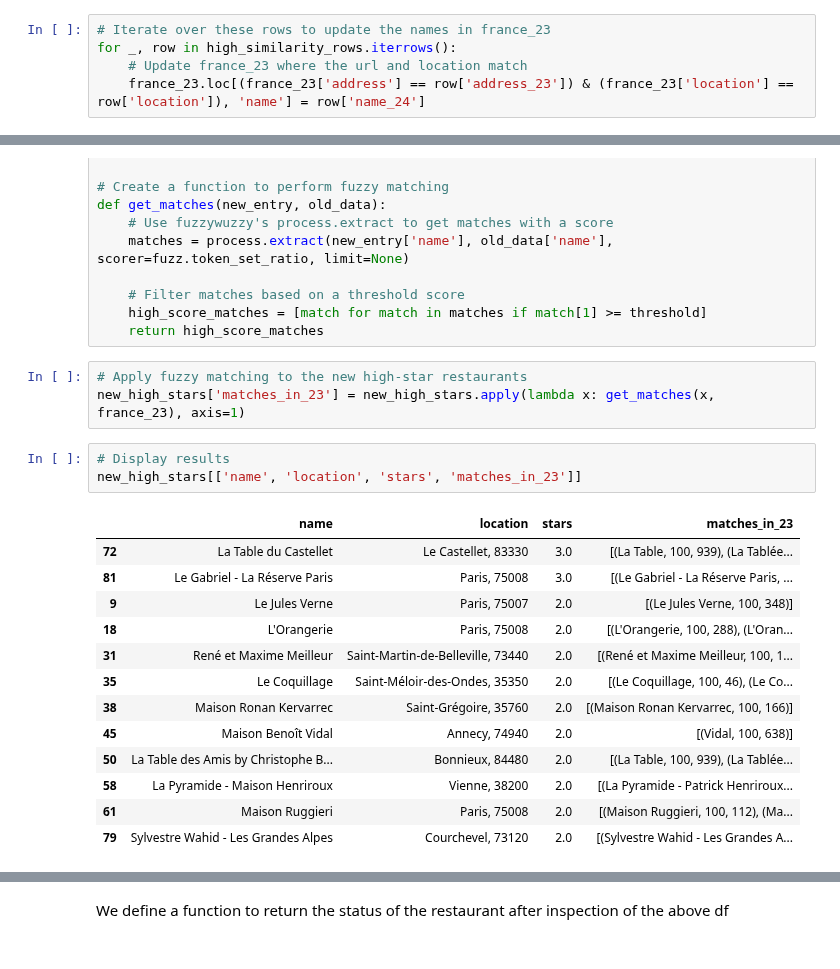
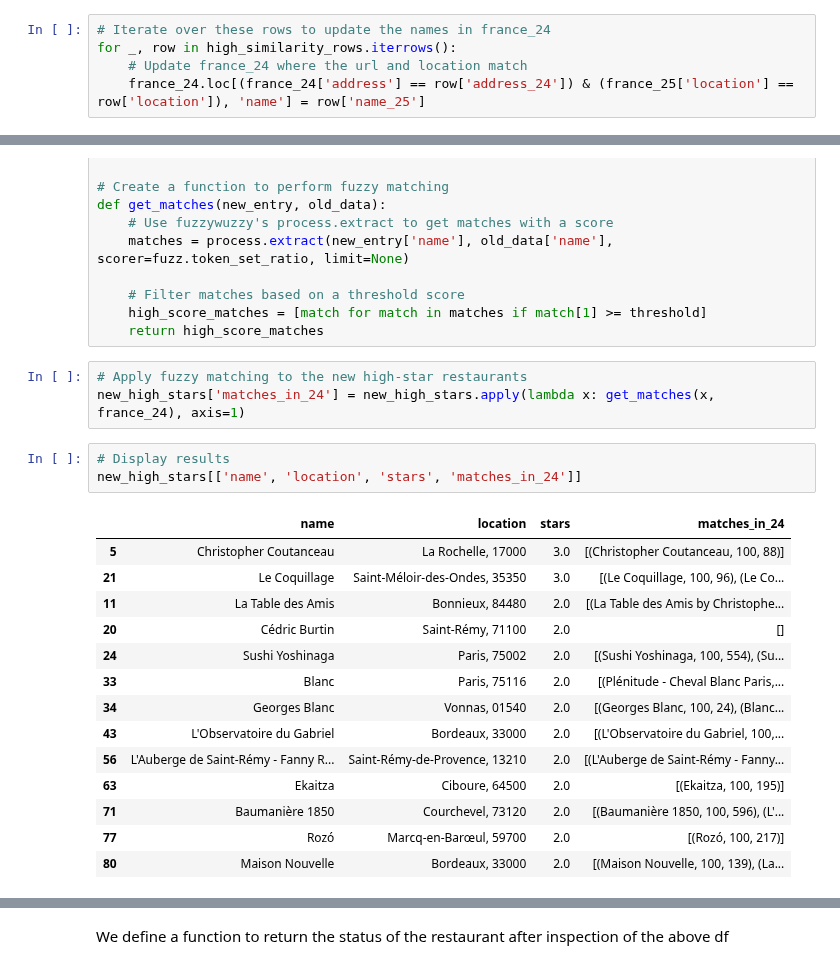
Before and after one commit to pineapple-bois/Michelin_Rated_Restaurants, a Jupyter notebook: Years/2025/Notebooks/France/France_Changes.ipynb, the cells around one changed output, grey strips where cells are left out. Cells and saved outputs as stored; diff of their text form.

```diff
--- a/Years/2025/Notebooks/France/France_Changes.ipynb
+++ b/Years/2025/Notebooks/France/France_Changes.ipynb
@@ -148,8 +161,8 @@ france_23.loc[4, 'name'] = 'Restaurant Marcon'
 # %%
-# Iterate over these rows to update the names in france_23
+# Iterate over these rows to update the names in france_24
 for _, row in high_similarity_rows.iterrows():
-    # Update france_23 where the url and location match
-    france_23.loc[(france_23['address'] == row['address_23']) & (france_23['location'] == row['location']), 'name'] = row['name_24']
+    # Update france_24 where the url and location match
+    france_24.loc[(france_24['address'] == row['address_24']) & (france_25['location'] == row['location']), 'name'] = row['name_25']
 # %% [markdown]
 ---
 &nbsp;
@@ -231,21 +266,22 @@ def get_matches(new_entry, old_data):
     return high_score_matches
 # %%
 # Apply fuzzy matching to the new high-star restaurants
-new_high_stars['matches_in_23'] = new_high_stars.apply(lambda x: get_matches(x, france_23), axis=1)
+new_high_stars['matches_in_24'] = new_high_stars.apply(lambda x: get_matches(x, france_24), axis=1)
 # %%
 # Display results
-new_high_stars[['name', 'location', 'stars', 'matches_in_23']]
+new_high_stars[['name', 'location', 'stars', 'matches_in_24']]
 # %% [output]
-|  | name | location | stars | matches_in_23 |
-| 72 | La Table du Castellet | Le Castellet, 83330 | 3.0 | [(La Table, 100, 939), (La Tablée... |
-| 81 | Le Gabriel - La Réserve Paris | Paris, 75008 | 3.0 | [(Le Gabriel - La Réserve Paris, ... |
-| 9 | Le Jules Verne | Paris, 75007 | 2.0 | [(Le Jules Verne, 100, 348)] |
-| 18 | L'Orangerie | Paris, 75008 | 2.0 | [(L'Orangerie, 100, 288), (L'Oran... |
-| 31 | René et Maxime Meilleur | Saint-Martin-de-Belleville, 73440 | 2.0 | [(René et Maxime Meilleur, 100, 1... |
-| 35 | Le Coquillage | Saint-Méloir-des-Ondes, 35350 | 2.0 | [(Le Coquillage, 100, 46), (Le Co... |
-| 38 | Maison Ronan Kervarrec | Saint-Grégoire, 35760 | 2.0 | [(Maison Ronan Kervarrec, 100, 166)] |
-| 45 | Maison Benoît Vidal | Annecy, 74940 | 2.0 | [(Vidal, 100, 638)] |
-| 50 | La Table des Amis by Christophe B... | Bonnieux, 84480 | 2.0 | [(La Table, 100, 939), (La Tablée... |
-| 58 | La Pyramide - Maison Henriroux | Vienne, 38200 | 2.0 | [(La Pyramide - Patrick Henriroux... |
-| 61 | Maison Ruggieri | Paris, 75008 | 2.0 | [(Maison Ruggieri, 100, 112), (Ma... |
-| 79 | Sylvestre Wahid - Les Grandes Alpes | Courchevel, 73120 | 2.0 | [(Sylvestre Wahid - Les Grandes A... |
+|  | name | location | stars | matches_in_24 |
+| 5 | Christopher Coutanceau | La Rochelle, 17000 | 3.0 | [(Christopher Coutanceau, 100, 88)] |
+| 21 | Le Coquillage | Saint-Méloir-des-Ondes, 35350 | 3.0 | [(Le Coquillage, 100, 96), (Le Co... |
+| 11 | La Table des Amis | Bonnieux, 84480 | 2.0 | [(La Table des Amis by Christophe... |
+| 20 | Cédric Burtin | Saint-Rémy, 71100 | 2.0 | [] |
+| 24 | Sushi Yoshinaga | Paris, 75002 | 2.0 | [(Sushi Yoshinaga, 100, 554), (Su... |
+| 33 | Blanc | Paris, 75116 | 2.0 | [(Plénitude - Cheval Blanc Paris,... |
+| 34 | Georges Blanc | Vonnas, 01540 | 2.0 | [(Georges Blanc, 100, 24), (Blanc... |
+| 43 | L'Observatoire du Gabriel | Bordeaux, 33000 | 2.0 | [(L'Observatoire du Gabriel, 100,... |
+| 56 | L'Auberge de Saint-Rémy - Fanny R... | Saint-Rémy-de-Provence, 13210 | 2.0 | [(L'Auberge de Saint-Rémy - Fanny... |
+| 63 | Ekaitza | Ciboure, 64500 | 2.0 | [(Ekaitza, 100, 195)] |
+| 71 | Baumanière 1850 | Courchevel, 73120 | 2.0 | [(Baumanière 1850, 100, 596), (L'... |
+| 77 | Rozó | Marcq-en-Barœul, 59700 | 2.0 | [(Rozó, 100, 217)] |
+| 80 | Maison Nouvelle | Bordeaux, 33000 | 2.0 | [(Maison Nouvelle, 100, 139), (La... |
```
Also changed, not shown: parts of 30 cells of this notebook, 2 other files.
